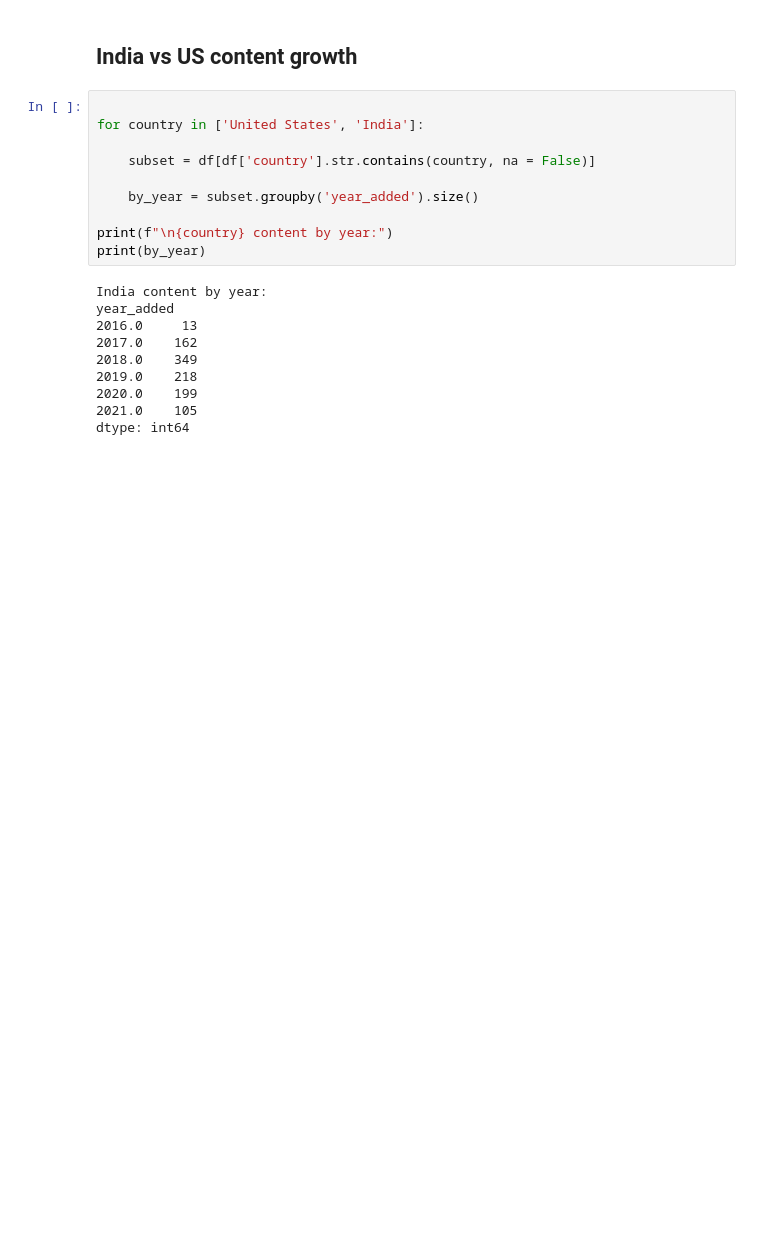
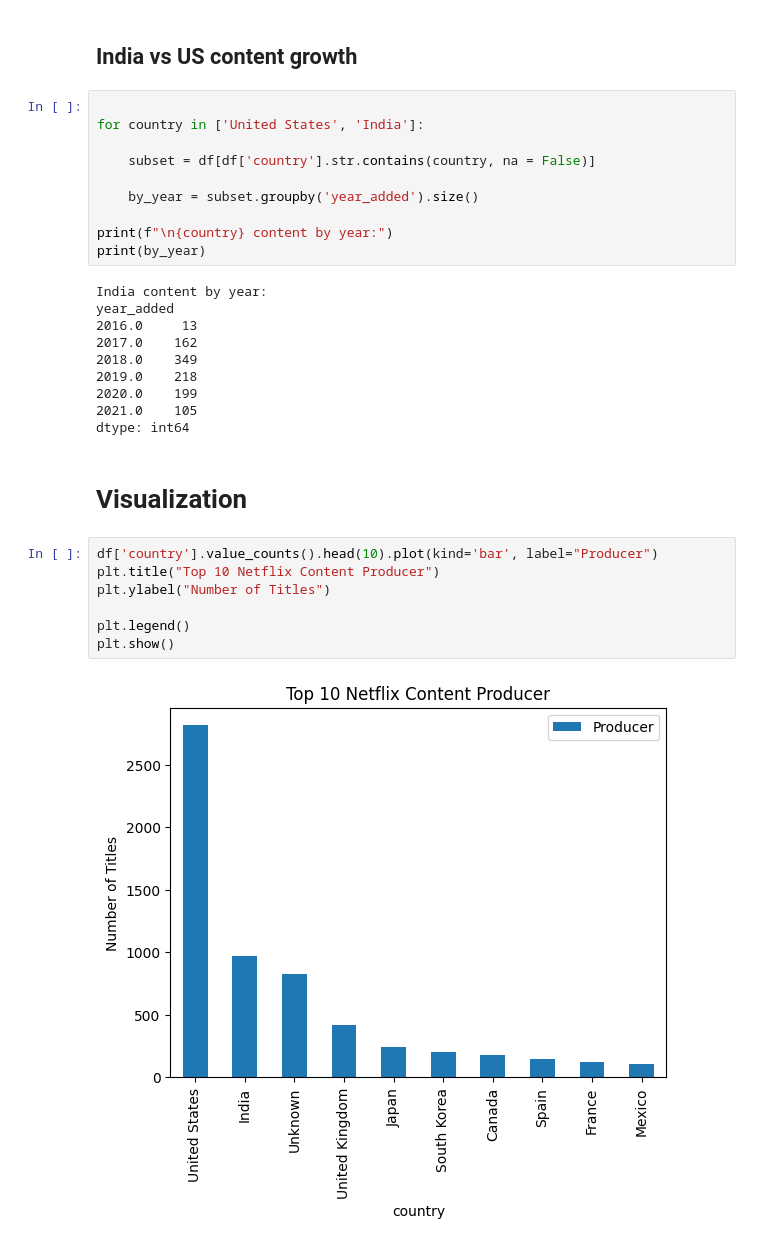
Before and after one commit to kunwarsaurav/Netflix-Data-Analysis, a Jupyter notebook: data/analysis.ipynb, the cells around one changed output. Cells and saved outputs as stored; diff of their text form; blank space fills up the shorter version.

Commit message:
visualization

```diff
--- a/data/analysis.ipynb
+++ b/data/analysis.ipynb
@@ -357,3 +360,14 @@ year_added
 2020.0    199
 2021.0    105
 dtype: int64
+# %% [markdown]
+# Visualization
+# %%
+df['country'].value_counts().head(10).plot(kind='bar', label="Producer")
+plt.title("Top 10 Netflix Content Producer")
+plt.ylabel("Number of Titles")
+
+plt.legend()
+plt.show()
+# %% [output]
+[figure, added]
```
Also changed, not shown: parts of 3 cells of this notebook.
